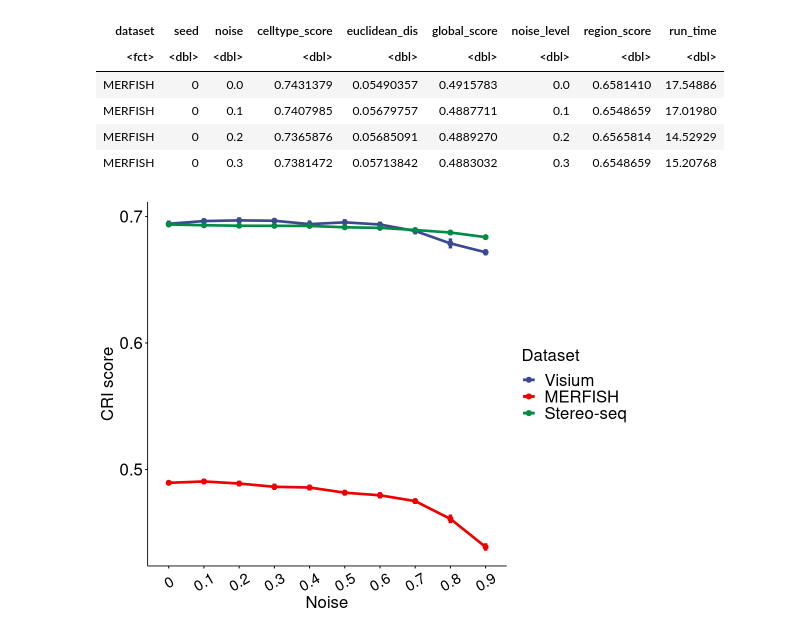
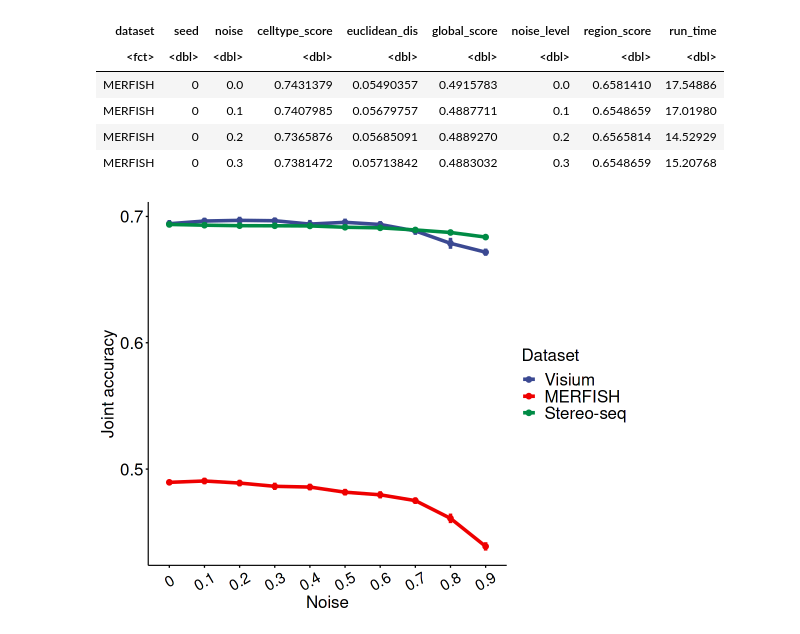
Before and after one commit to gao-lab/SLAT, a Jupyter notebook: evaluation/analysis/noise_analysis.ipynb, the cells around one changed output. Drawn from its saved outputs; the diff is of its cells as text; code cells hidden in the pictures.

```diff
--- a/evaluation/analysis/noise_analysis.ipynb
+++ b/evaluation/analysis/noise_analysis.ipynb
@@ -50,12 +50,12 @@ A tibble: 4 × 9
 # %%
 options(repr.plot.width=9, repr.plot.height=7)
 ggline(data, x="noise", y="global_score", palette="aaas", color="dataset",
-     add="mean_se", xlab="Noise", ylab="CRI score", size=1.5, lab.size=10,
+     add="mean_se", xlab="Noise", ylab="Joint accuracy", size=1.5, lab.size=10,
      legend.title = "Dataset",) %>%
 ggpar(legend="right", font.legend=20, font.subtitle=20, font.xtickslab=18, font.ytickslab=20, font.y=20, font.x=20) +
 theme(axis.text.x=element_text(angle=30, vjust=0.5, hjust=0.5))
 # %% [output]
-[figure, old version]
+[figure, new version]
 # %%
 options(repr.plot.width=9, repr.plot.height=7)
 ggline(data, x="noise", y="euclidean_dis", palette="aaas", color="dataset",
```
Also changed, not shown: parts of 1 cell of this notebook, 7 other files.
